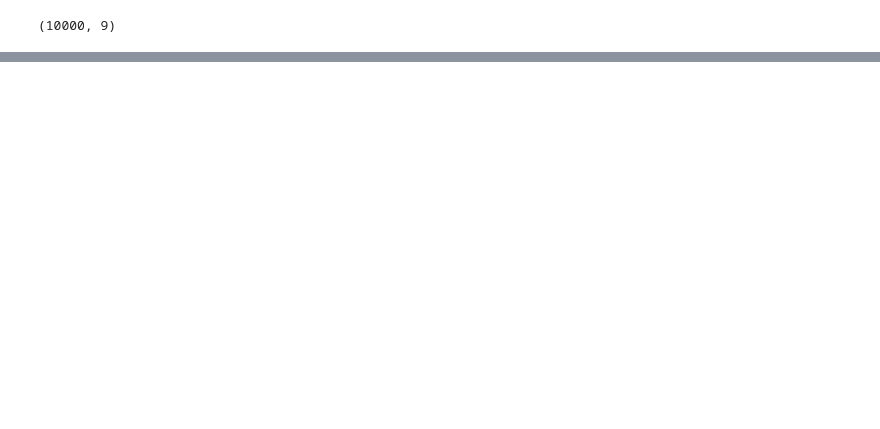
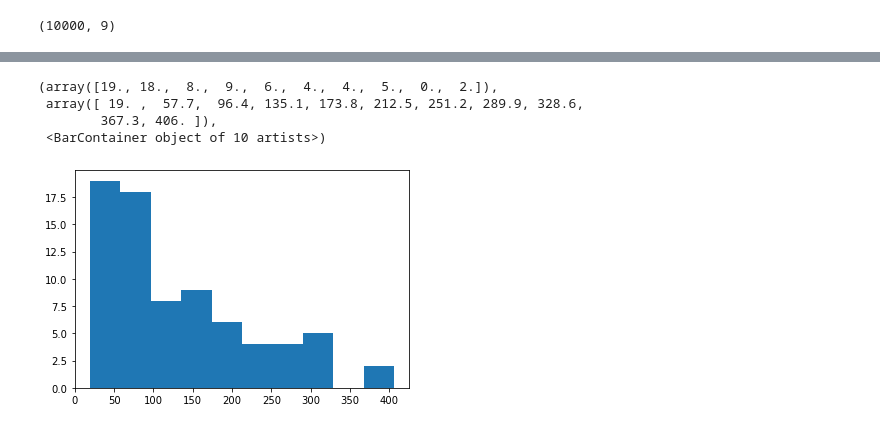
Before and after one commit to khoryz/twitter_group_project, a Jupyter notebook: notebooks/data_capture_ac.ipynb, the cells around one changed output, grey strips where cells are left out. Cells and saved outputs as stored; diff of their text form; code cells hidden in the pictures; blank space fills up the shorter version.

```diff
--- a/notebooks/data_capture_ac.ipynb
+++ b/notebooks/data_capture_ac.ipynb
@@ -82,0 +168,3 @@ df.to_csv("iPhone14Pro_x10k.csv")
+# %%
+i14_grp_dt=i14.groupby(by=['Date', 'Hour'], axis=0, sort=True)['Tweet'].count().sort_values(ascending=False)
+i14_grp_dt
@@ -82,0 +185,8 @@ df.to_csv("iPhone14Pro_x10k.csv")
+# %%
+plt.hist(i14_grp_dt)
+# %% [output]
+(array([19., 18.,  8.,  9.,  6.,  4.,  4.,  5.,  0.,  2.]),
+ array([ 19. ,  57.7,  96.4, 135.1, 173.8, 212.5, 251.2, 289.9, 328.6,
+        367.3, 406. ]),
+ <BarContainer object of 10 artists>)
+[figure, added]
```
Also changed, not shown: parts of 22 cells of this notebook.
